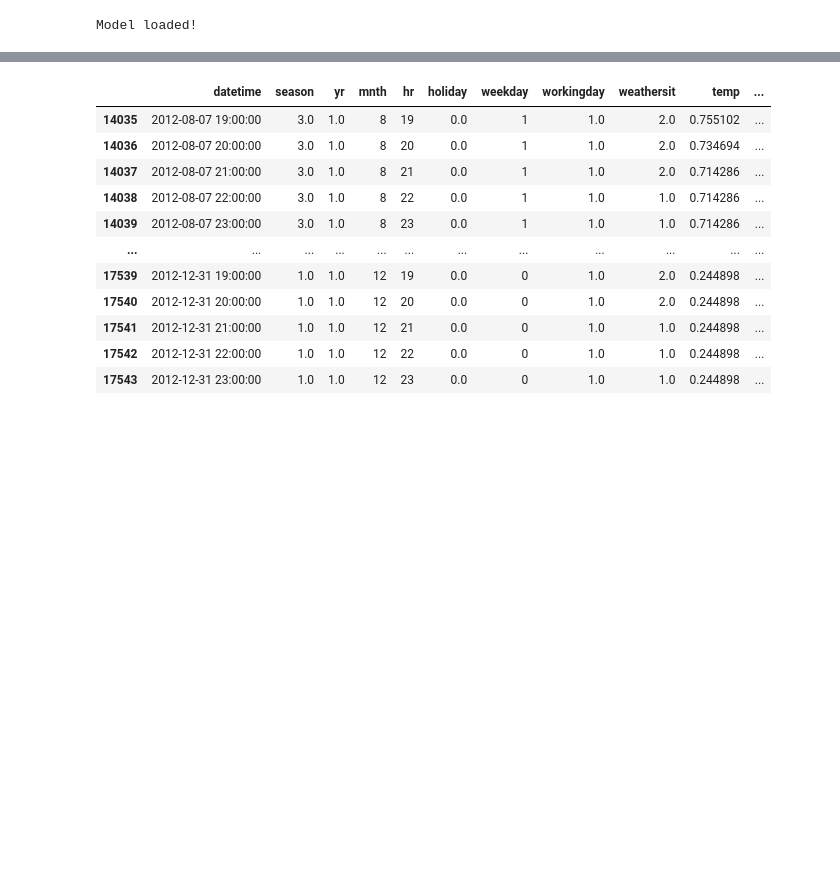
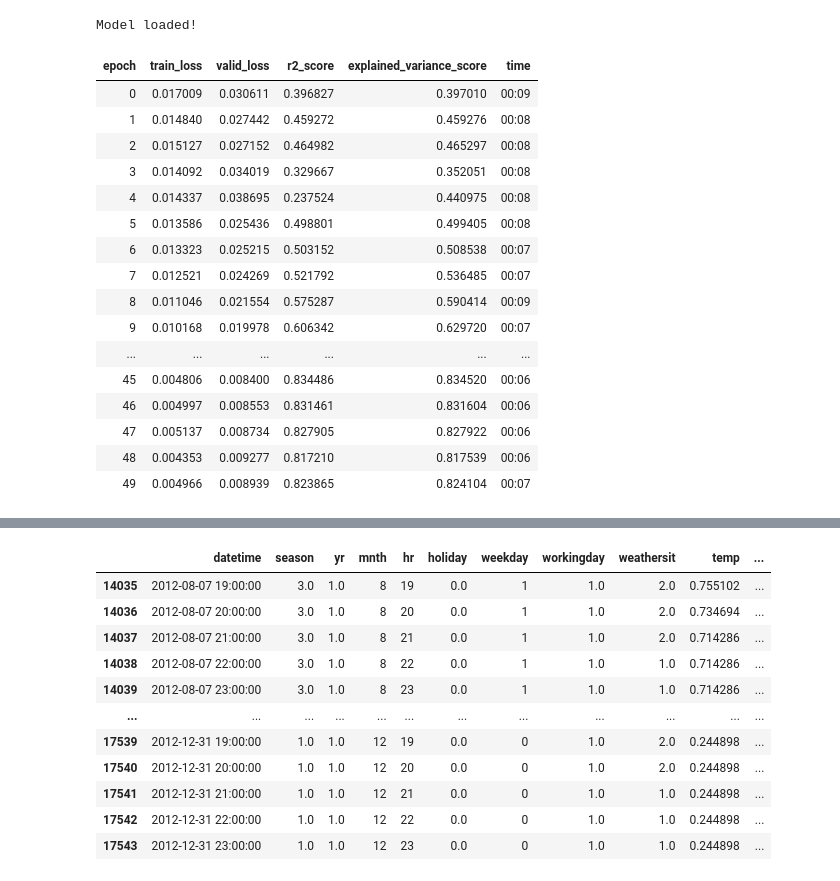
Before and after one commit to Estreuselito/bikerus, a Jupyter notebook: python/fastai_yannik.ipynb, the cells around one changed output, grey strips where cells are left out. Drawn from its saved outputs; the diff is of its cells as text; code cells hidden in the pictures; blank space fills up the shorter version.

```diff
--- a/python/fastai_yannik.ipynb
+++ b/python/fastai_yannik.ipynb
@@ -50,9 +48,29 @@ SuggestedLRs(lr_min=0.0001737800776027143, lr_steep=3.0199516913853586e-05)
 try:
     learn.load('fastai_learner')
     print("Model loaded!")
-except:
-    learn.fit_one_cycle(168)
+except FileNotFoundError:
+    learn.fit_one_cycle(100)
     learn.save('/fastai/fastai_learner')
     print("Model trained and saved!")
 # %% [output]
 Model loaded!
+# %%
+learn.fit_one_cycle(50)
+# %% [output]
+| epoch | train_loss | valid_loss | r2_score | explained_variance_score | time |
+| 0 | 0.017009 | 0.030611 | 0.396827 | 0.397010 | 00:09 |
+| 1 | 0.014840 | 0.027442 | 0.459272 | 0.459276 | 00:08 |
+| 2 | 0.015127 | 0.027152 | 0.464982 | 0.465297 | 00:08 |
+| 3 | 0.014092 | 0.034019 | 0.329667 | 0.352051 | 00:08 |
+| 4 | 0.014337 | 0.038695 | 0.237524 | 0.440975 | 00:08 |
+| 5 | 0.013586 | 0.025436 | 0.498801 | 0.499405 | 00:08 |
+| 6 | 0.013323 | 0.025215 | 0.503152 | 0.508538 | 00:07 |
+| 7 | 0.012521 | 0.024269 | 0.521792 | 0.536485 | 00:07 |
+| 8 | 0.011046 | 0.021554 | 0.575287 | 0.590414 | 00:09 |
+| 9 | 0.010168 | 0.019978 | 0.606342 | 0.629720 | 00:07 |
+| ... | ... | ... | ... | ... | ... |
+| 45 | 0.004806 | 0.008400 | 0.834486 | 0.834520 | 00:06 |
+| 46 | 0.004997 | 0.008553 | 0.831461 | 0.831604 | 00:06 |
+| 47 | 0.005137 | 0.008734 | 0.827905 | 0.827922 | 00:06 |
+| 48 | 0.004353 | 0.009277 | 0.817210 | 0.817539 | 00:06 |
+| 49 | 0.004966 | 0.008939 | 0.823865 | 0.824104 | 00:07 |
```
Also changed, not shown: parts of 4 cells of this notebook, 4 other files.
